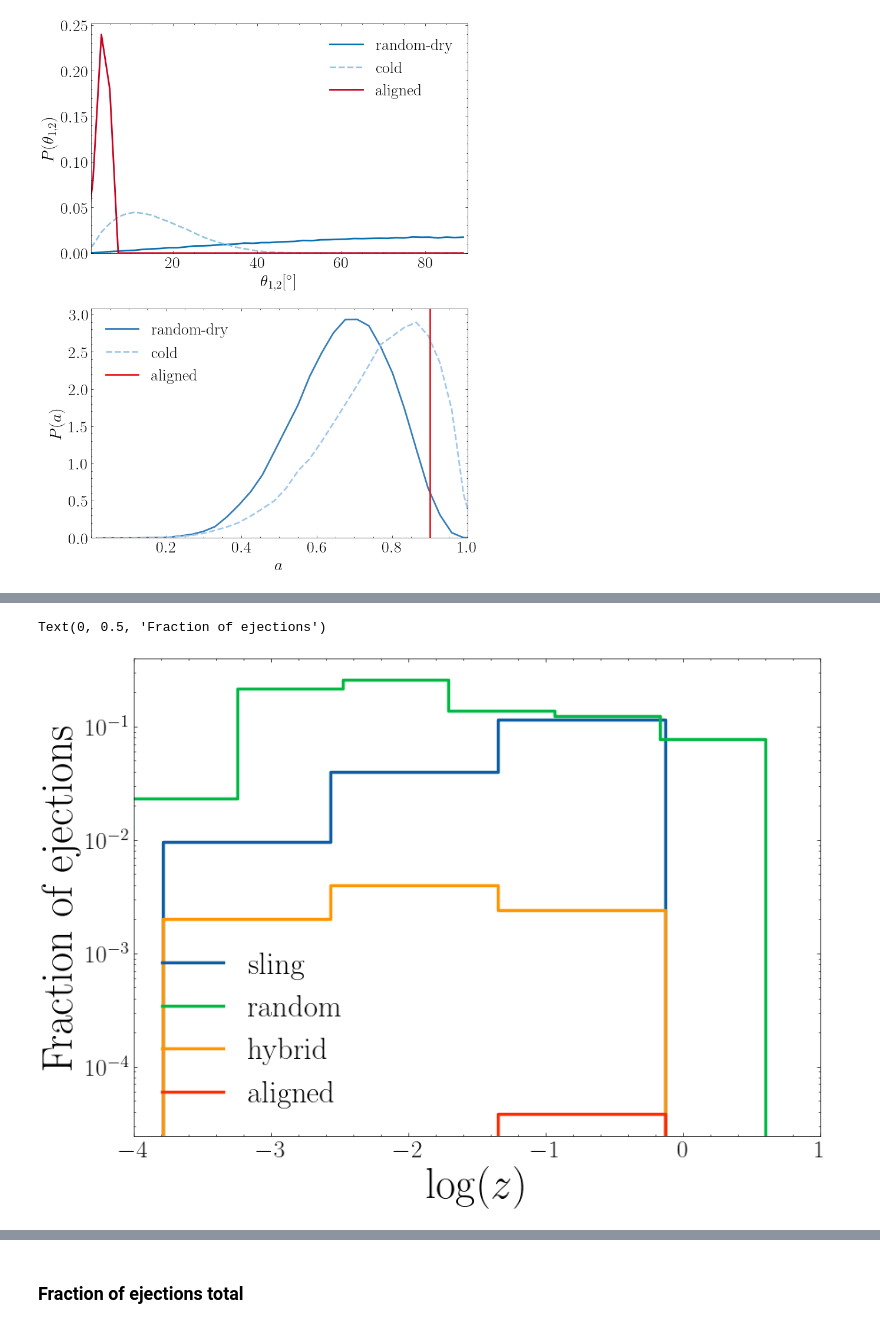
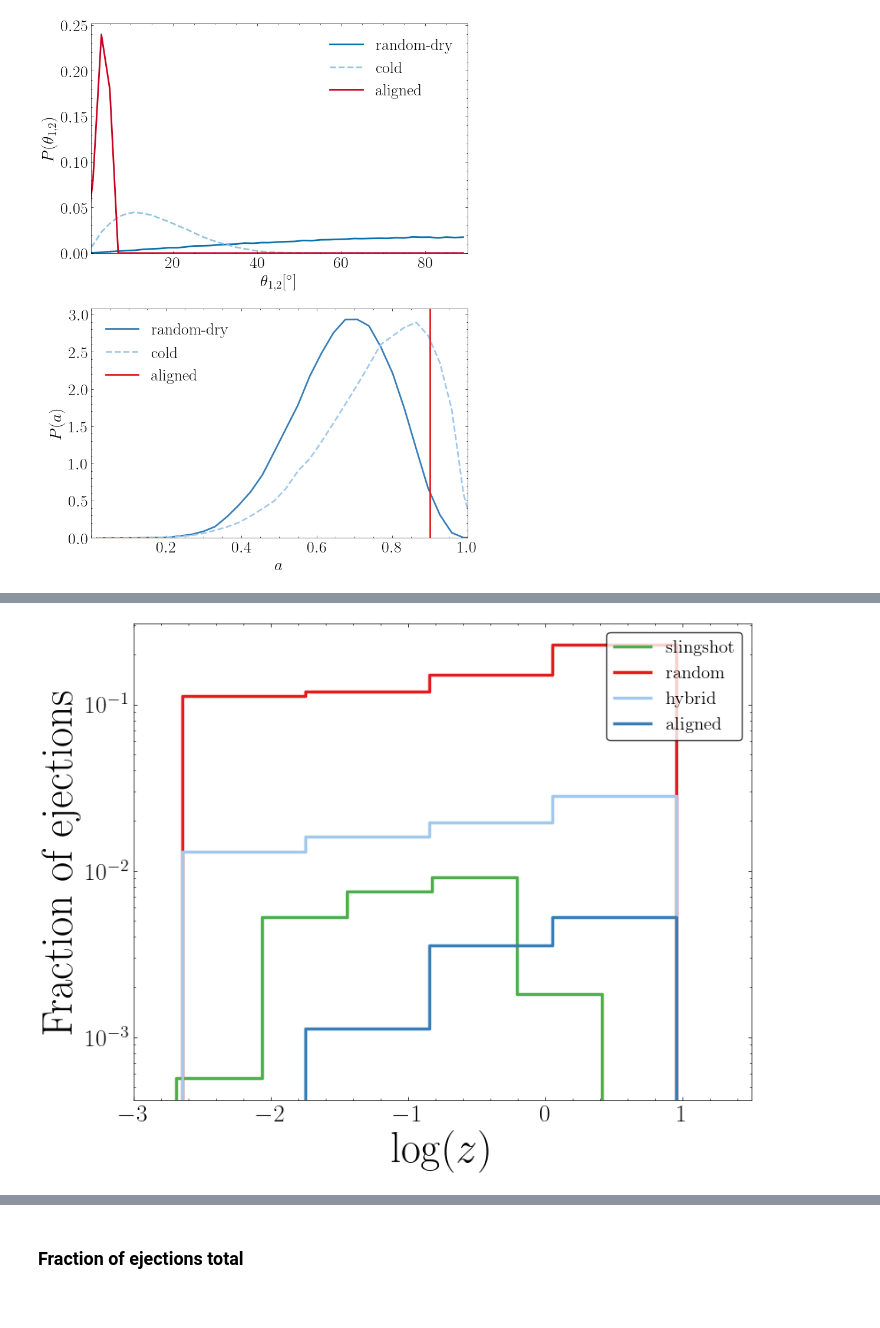
Before and after one commit to pranav-satheesh/Triple-MBH-Illustris, a Jupyter notebook: notebooks/kick_rates_and_ejections.ipynb, the cells around one changed output, grey strips where cells are left out. Cells and saved outputs as stored; diff of their text form; code cells hidden in the pictures.

```diff
--- a/notebooks/kick_rates_and_ejections.ipynb
+++ b/notebooks/kick_rates_and_ejections.ipynb
@@ -322,14 +480,14 @@ array([0.01      , 0.02333333, 0.2175    , 0.25826052, 0.1390759 ,
 # %%
-plt.figure(figsize=[10,7])
-plt.step(bin_centers_sling_st,np.mean(accumulated_fraction_sling,axis=0),label="sling",linewidth =2.5)
-plt.step(bin_centers_rand_st,np.mean(accumulated_fraction_rand,axis=0),label="random",linewidth =2.5)
-plt.step(bin_centers_hybrid_st,np.mean(accumulated_fraction_hybrid,axis=0),label="hybrid",linewidth =2.5)
-plt.step(bin_centers_aligned_st,np.mean(accumulated_fraction_aligned,axis=0),label="aligned",linewidth =2.5)
+plt.figure(figsize=[9,7])
+plt.step(bin_centers_sling,np.mean(accumulated_fraction_sling,axis=0),label="slingshot",linewidth =2.5,color=kick_colors['slingshot'])
+plt.step(bin_centers_rand,np.mean(accumulated_fraction_rand,axis=0),label="random",linewidth =2.5,color=kick_colors['random'])
+plt.step(bin_centers_hybrid,np.mean(accumulated_fraction_hybrid,axis=0),label="hybrid",linewidth =2.5,color=kick_colors['hybrid'])
+plt.step(bin_centers_aligned,np.mean(accumulated_fraction_aligned,axis=0),label="aligned",linewidth =2.5,color=kick_colors['aligned'])
+plt.xlim(-3,1.5)
 plt.yscale("log")
-plt.xlim(-4,1)
-plt.legend(fontsize=25)
+plt.legend(fontsize=15, frameon=True, fancybox=True, framealpha=0.8, edgecolor="black",loc="upper right")
 plt.xlabel("$\log (z)$",fontsize=35)
 plt.ylabel("Fraction of ejections",fontsize=35)
+plt.savefig("../Figures/ejection_fraction_for_total_population.pdf")
 # %% [output]
-Text(0, 0.5, 'Fraction of ejections')
-[figure, old version]
+[figure, new version]
```
Also changed, not shown: parts of 95 cells of this notebook, 37 other files.
